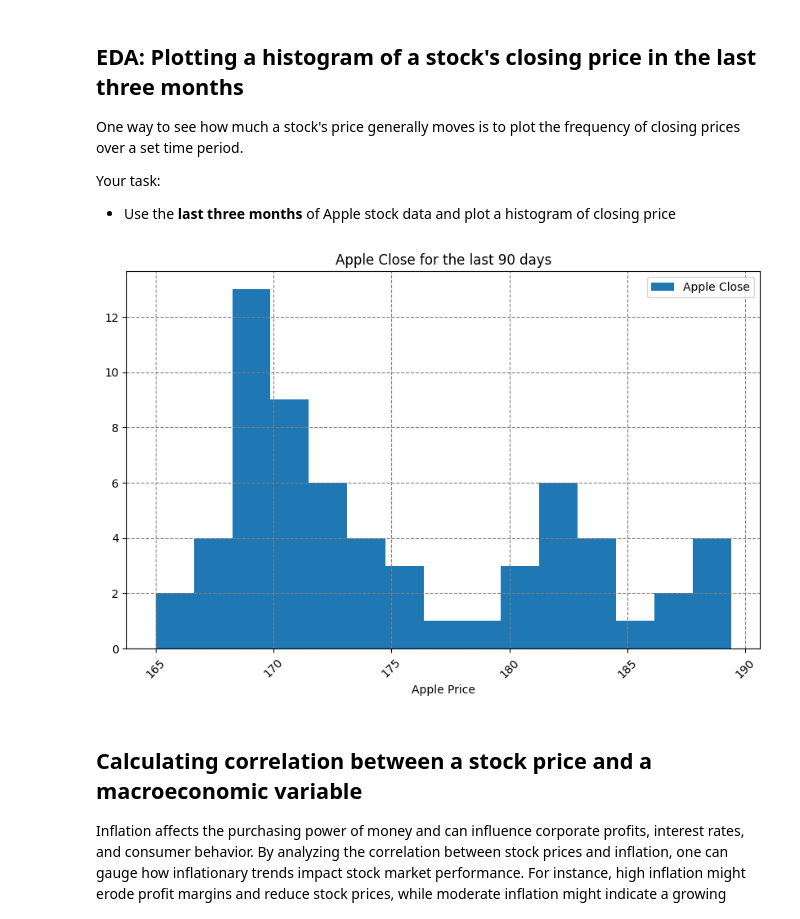
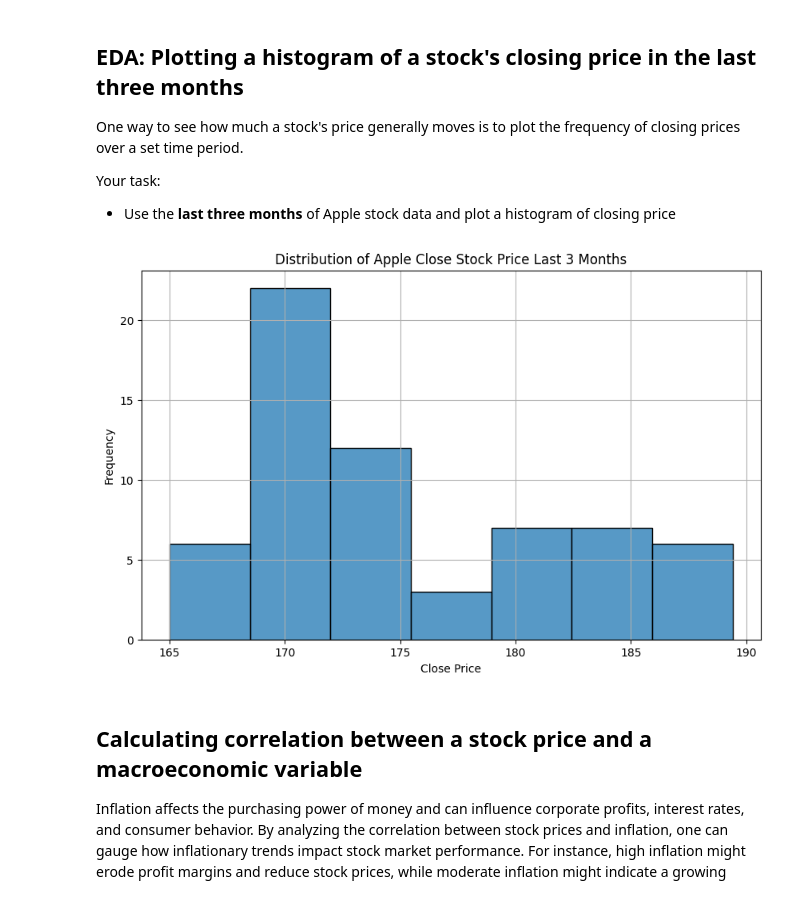
Before and after one commit to bigboy92/fend-matching-game, a Jupyter notebook: Preparing-for-data-analysis-project-student.ipynb, the cells around one changed output. Cells and saved outputs as stored; diff of their text form; code cells hidden in the pictures.

```diff
--- a/Preparing-for-data-analysis-project-student.ipynb
+++ b/Preparing-for-data-analysis-project-student.ipynb
@@ -332,0 +563,2 @@ Your task:
+# %%
+apple = apple.sort_index()
@@ -336,0 +609,5 @@ start_date = end_date - pd.Timedelta(days=90)
+# %%
+# 3 months ago of max date
+
+date = apple.index.max() - DateOffset(months = 3)
+date
@@ -336,0 +616,4 @@ start_date = end_date - pd.Timedelta(days=90)
+# %%
+# create a mask of dates above 'date'
+mask =apple.index[apple.index >= date]
+mask
@@ -337,4 +638,4 @@ start_date = end_date - pd.Timedelta(days=90)
 # %%
 # Use the max date calculated above to get the last three months of data in the dataset
-
-apple_df_90 = apple_df.loc[start_date:,]
+apple_3_mnths = apple.loc[mask]
+apple_3_mnths.index.min(), apple.index.max()
@@ -364,15 +672,19 @@ Your task:
 # %%
 # Plot the histogram of Apple's closing price over the last 3 months
 plt.figure(figsize=(10, 6))
-plt.hist(apple_df_90['Close/Last'], label='Apple Close',bins=15)
-plt.title('Apple Close for the last 90 days')
-plt.xlabel('Apple Price')
-plt.grid(True, which='major', linestyle='--', color='grey')
-plt.xticks(rotation=45)
-plt.legend()
+
+sns.histplot(data = apple_3_mnths,
+            x = "Close/Last",
+            #stat = "probability"
+            )
+plt.title("Distribution of Apple Close Stock Price Last 3 Months")
+plt.xlabel("Close Price")
+plt.ylabel("Frequency")
+
+plt.grid(True)
 plt.show()
 # %% [output]
-[figure, old version]
+[figure, new version]
 # %% [markdown]
 ## Calculating correlation between a stock price and a macroeconomic variable
 
```
Also changed, not shown: parts of 101 cells of this notebook.
